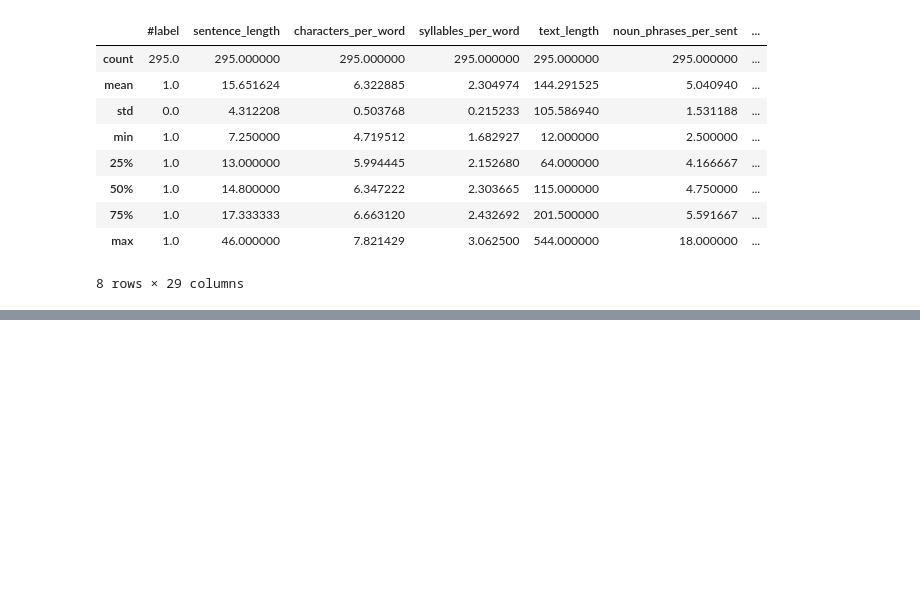
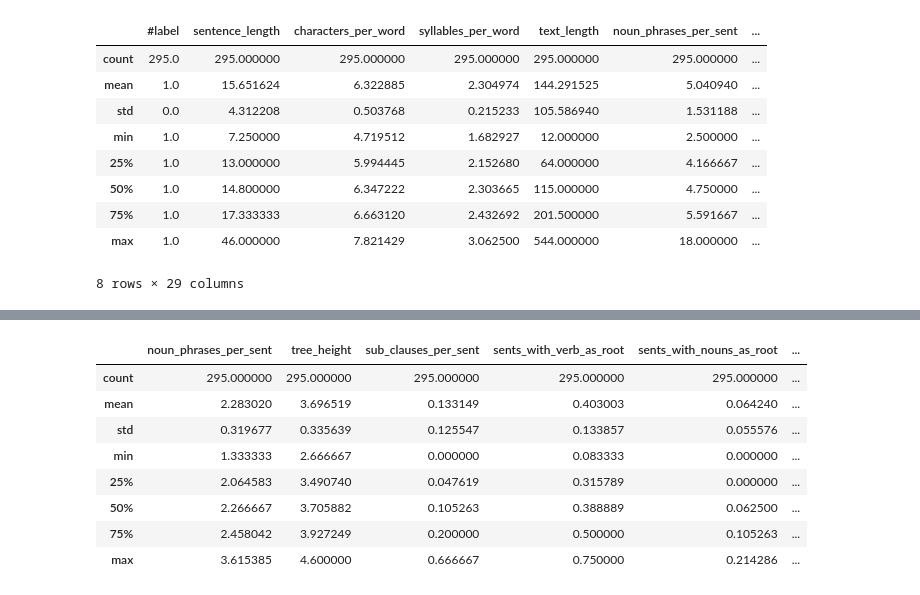
Before and after one commit to DanielAweis/TextComplexityFeatures, a Jupyter notebook: data_analysis/data_analysis_summaries.ipynb, the cells around one changed output, grey strips where cells are left out. Saved outputs shown, nothing was run; the diff lists cells and outputs as text; code cells hidden in the pictures; blank space fills up the shorter version.

```diff
--- a/data_analysis/data_analysis_summaries.ipynb
+++ b/data_analysis/data_analysis_summaries.ipynb
@@ -94,0 +159,12 @@ wiki_data.describe()
+# %%
+miniklexi_data[["noun_phrases_per_sent", "tree_height", "sub_clauses_per_sent", "sents_with_verb_as_root", "sents_with_nouns_as_root", "sentence_length"]].describe()
+# %% [output]
+|  | noun_phrases_per_sent | tree_height | sub_clauses_per_sent | sents_with_verb_as_root | sents_with_nouns_as_root | ... |
+| count | 295.000000 | 295.000000 | 295.000000 | 295.000000 | 295.000000 | ... |
+| mean | 2.283020 | 3.696519 | 0.133149 | 0.403003 | 0.064240 | ... |
+| std | 0.319677 | 0.335639 | 0.125547 | 0.133857 | 0.055576 | ... |
+| min | 1.333333 | 2.666667 | 0.000000 | 0.083333 | 0.000000 | ... |
+| 25% | 2.064583 | 3.490740 | 0.047619 | 0.315789 | 0.000000 | ... |
+| 50% | 2.266667 | 3.705882 | 0.105263 | 0.388889 | 0.062500 | ... |
+| 75% | 2.458042 | 3.927249 | 0.200000 | 0.500000 | 0.105263 | ... |
+| max | 3.615385 | 4.600000 | 0.666667 | 0.750000 | 0.214286 | ... |
```
Also changed, not shown: parts of 10 cells of this notebook.
